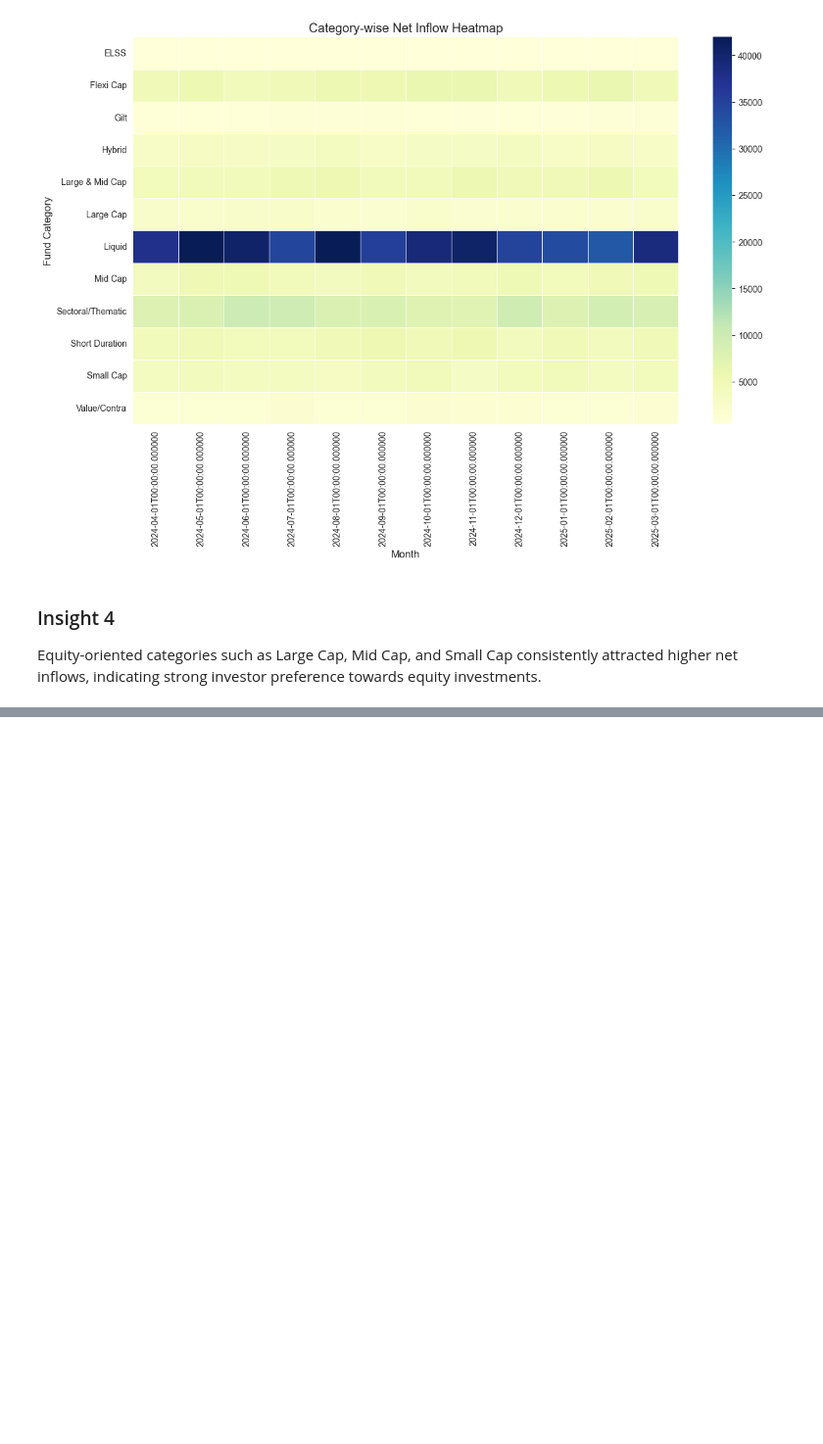
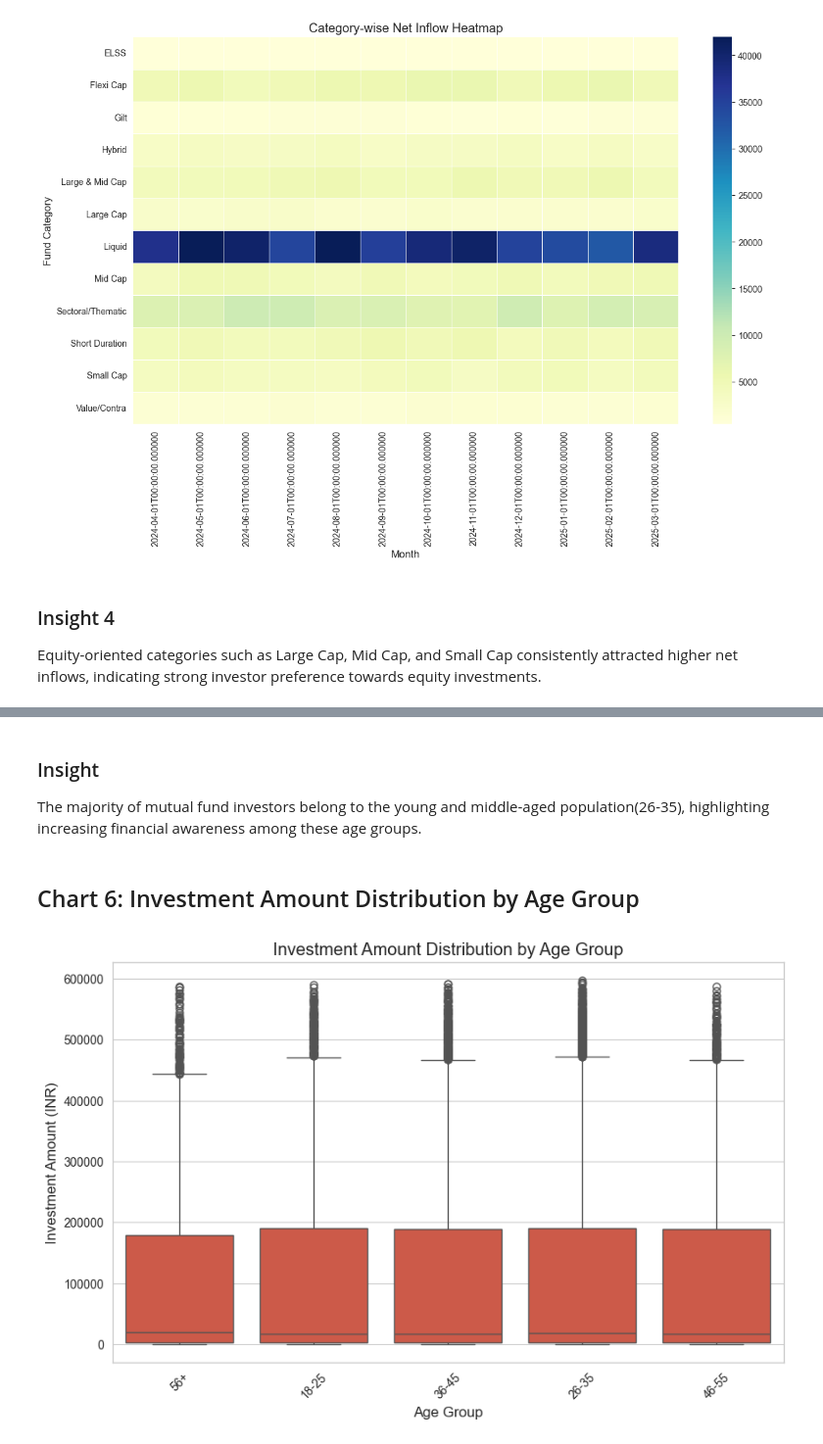
Before and after one commit to Sarthak-1229/Bluestock, a Jupyter notebook: notebooks/EDA_Analysis.ipynb, the cells around one changed output, grey strips where cells are left out. Shown at 98% size. Saved outputs shown, nothing was run; the diff lists cells and outputs as text; code cells hidden in the pictures; blank space fills up the shorter version.

```diff
--- a/notebooks/EDA_Analysis.ipynb
+++ b/notebooks/EDA_Analysis.ipynb
@@ -145,0 +170,29 @@ Equity-oriented categories such as Large Cap, Mid Cap, and Small Cap consistentl
+# %% [markdown]
+### Insight
+
+The majority of mutual fund investors belong to the young and middle-aged population(26-35), highlighting increasing financial awareness among these age groups.
+# %% [markdown]
+## Chart 6: Investment Amount Distribution by Age Group
+# %%
+plt.figure(figsize=(10,6))
+
+sns.boxplot(
+    data=transactions,
+    x="age_group",
+    y="amount_inr"
+)
+
+plt.title("Investment Amount Distribution by Age Group")
+plt.xlabel("Age Group")
+plt.ylabel("Investment Amount (INR)")
+
+plt.xticks(rotation=45)
+
+plt.savefig(
+    "../reports/investment_amount_by_age_group.png",
+    bbox_inches="tight"
+)
+
+plt.show()
+# %% [output]
+[figure, added]
```
Also changed, not shown: parts of 20 cells of this notebook, 8 other files.
